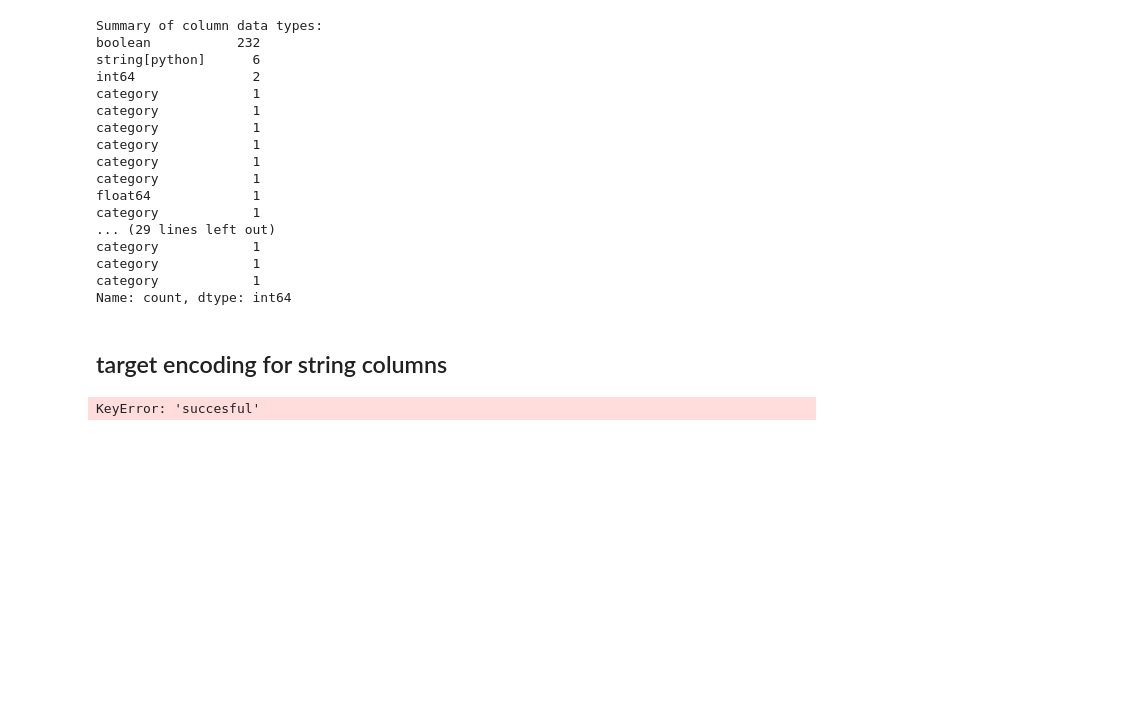
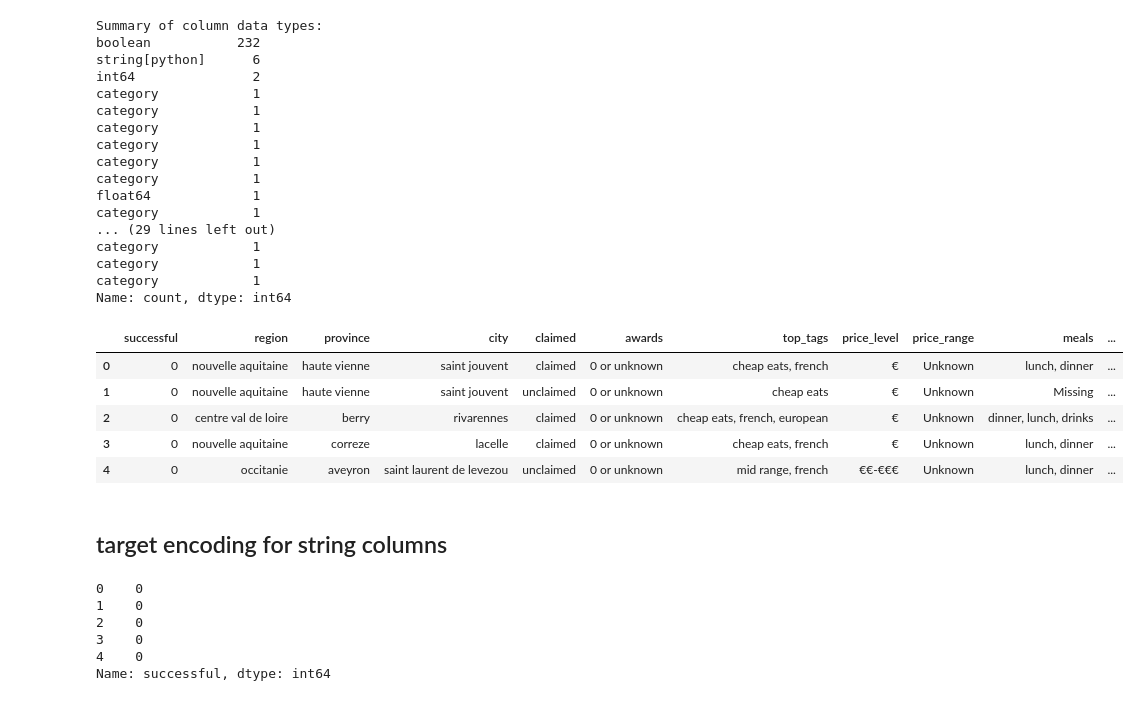
Before and after one commit to idoschw3/french_resturants, a Jupyter notebook: notebooks/04_model_preparation.ipynb, the cells around one changed output. Cells and saved outputs as stored; diff of their text form; code cells hidden in the pictures; blank space fills up the shorter version.

```diff
--- a/notebooks/04_model_preparation.ipynb
+++ b/notebooks/04_model_preparation.ipynb
@@ -67,9 +67,29 @@ category            1
 category            1
 category            1
 Name: count, dtype: int64
+# %%
+# Select columns with boolean dtypes (including both native bool and pandas BooleanDtype)
+bool_cols = df.select_dtypes(include=['bool', 'boolean']).columns
+
+# Convert them to integer (0/1)
+df[bool_cols] = df[bool_cols].astype(int)
+# %%
+df.head()
+# %% [output]
+|  | successful | region | province | city | claimed | awards | top_tags | price_level | price_range | meals | ... |
+| 0 | 0 | nouvelle aquitaine | haute vienne | saint jouvent | claimed | 0 or unknown | cheap eats, french | € | Unknown | lunch, dinner | ... |
+| 1 | 0 | nouvelle aquitaine | haute vienne | saint jouvent | unclaimed | 0 or unknown | cheap eats | € | Unknown | Missing | ... |
+| 2 | 0 | centre val de loire | berry | rivarennes | claimed | 0 or unknown | cheap eats, french, european | € | Unknown | dinner, lunch, drinks | ... |
+| 3 | 0 | nouvelle aquitaine | correze | lacelle | claimed | 0 or unknown | cheap eats, french | € | Unknown | lunch, dinner | ... |
+| 4 | 0 | occitanie | aveyron | saint laurent de levezou | unclaimed | 0 or unknown | mid range, french | €€-€€€ | Unknown | lunch, dinner | ... |
 # %% [markdown]
 ## target encoding for string columns
 # %%
-df['succesful'].head()
+df['successful'].head()
 # %% [output]
-KeyError: 'succesful'
+0    0
+1    0
+2    0
+3    0
+4    0
+Name: successful, dtype: int64
```
